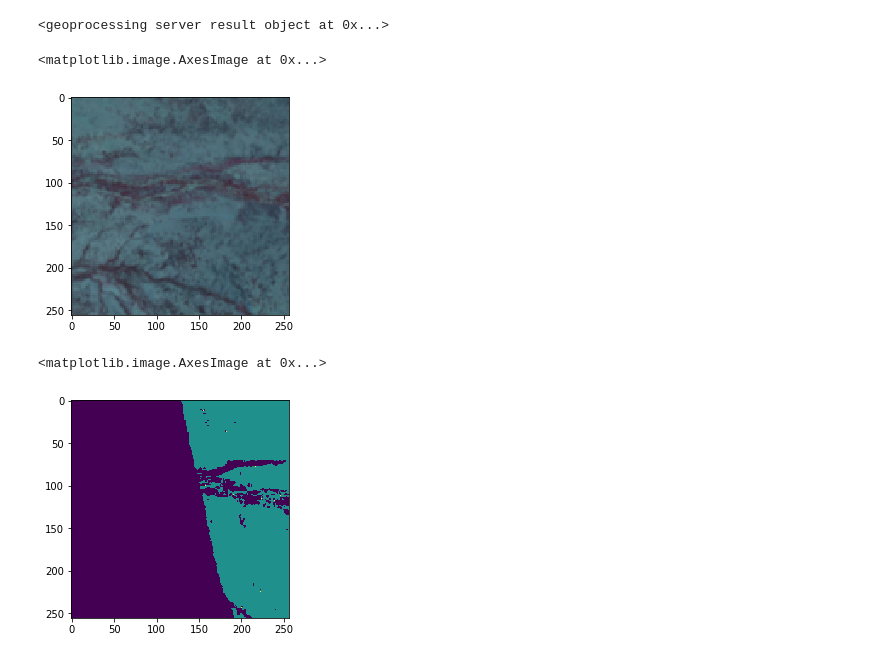
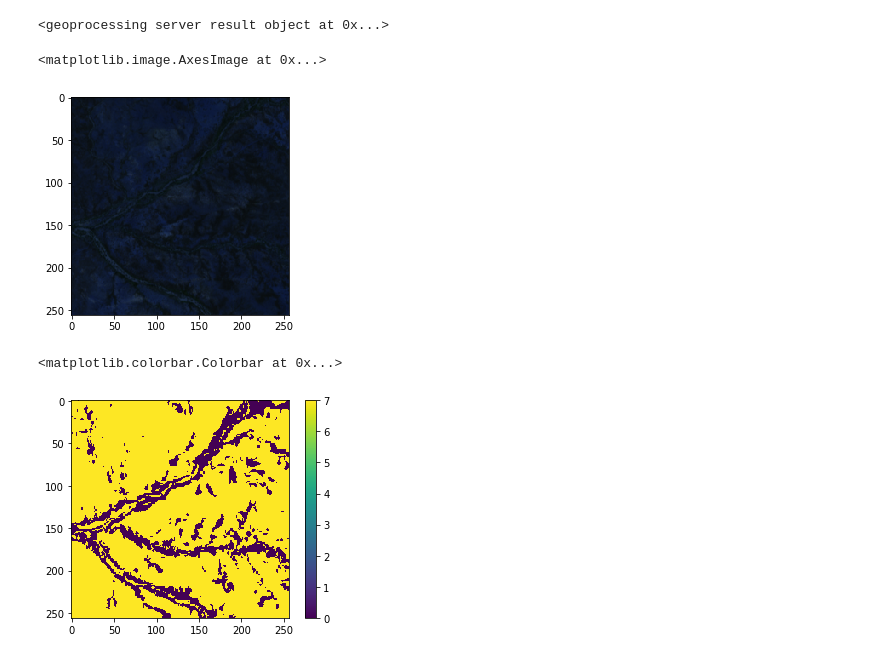
Before and after one commit to chenyz0601/DL-RockClassification, a Jupyter notebook: pre-processing.ipynb, the cells around one changed output. Drawn from its saved outputs; the diff is of its cells as text; code cells hidden in the pictures.

```diff
--- a/pre-processing.ipynb
+++ b/pre-processing.ipynb
@@ -13,7 +13,7 @@ arcpy.CheckExtension('ImageAnalyst')
 # %% [output]
 'Available'
 # %%
-topDir = r'C:\Users\yuch\Downloads\thesis\data\block1\raw_data\S2B_MSIL2A_20180403T005709_N0206_R002_T54KUB_20180403T023306.SAFE\GRANULE\L2A_T54KUB_A005605_20180403T005704\IMG_DATA'
+arcpy.env.workspace = r'C:\Users\yuch\Downloads\thesis\DL-RockClassification\data\block1\raw_data\workspace'
 # %% [markdown]
 ## process X
 ### X from sentinal 2 L2A data
@@ -65,4 +100,0 @@ inbands = ';'.join(sorted(glob.glob(topDir+'/R10m/*_B*_10m.jp2')))
-# %%
-# the output multiband raster will be stored in this workspace
-arcpy.env.workspace = r'C:\Users\yuch\Downloads\thesis\Workspace\block1'
-arcpy.CompositeBands_management(in_rasters=inbands, out_raster='multibands.jp2')
@@ -245,12 +282,13 @@ idx = '000000008'
 img = arcpy.RasterToNumPyArray(arcpy.sa.Raster('C:/Users/yuch/Downloads/thesis/data/block1/images/images/{0}.tif'.format(idx)))
 lbl = arcpy.RasterToNumPyArray(arcpy.sa.Raster('C:/Users/yuch/Downloads/thesis/data/block1/labels/images/{0}.tif'.format(idx)))
 # %%
-plt.imshow(np.transpose(img, [1,2,0])[:,:,::-1][:,:,:3]/10000.)
+plt.imshow(np.transpose(img, [1,2,0])[:,:,:3])
 # %% [output]
 <matplotlib.image.AxesImage at 0x...>
-[figure, old version]
+[figure, new version]
 # %%
-plt.imshow(lbl[6,:,:])
+plt.imshow(np.argmax(lbl, axis=0))
+plt.colorbar()
 # %% [output]
-<matplotlib.image.AxesImage at 0x...>
+<matplotlib.colorbar.Colorbar at 0x...>
-[figure, old version]
+[figure, new version]
```
Also changed, not shown: parts of 27 cells of this notebook, 5 other files.
